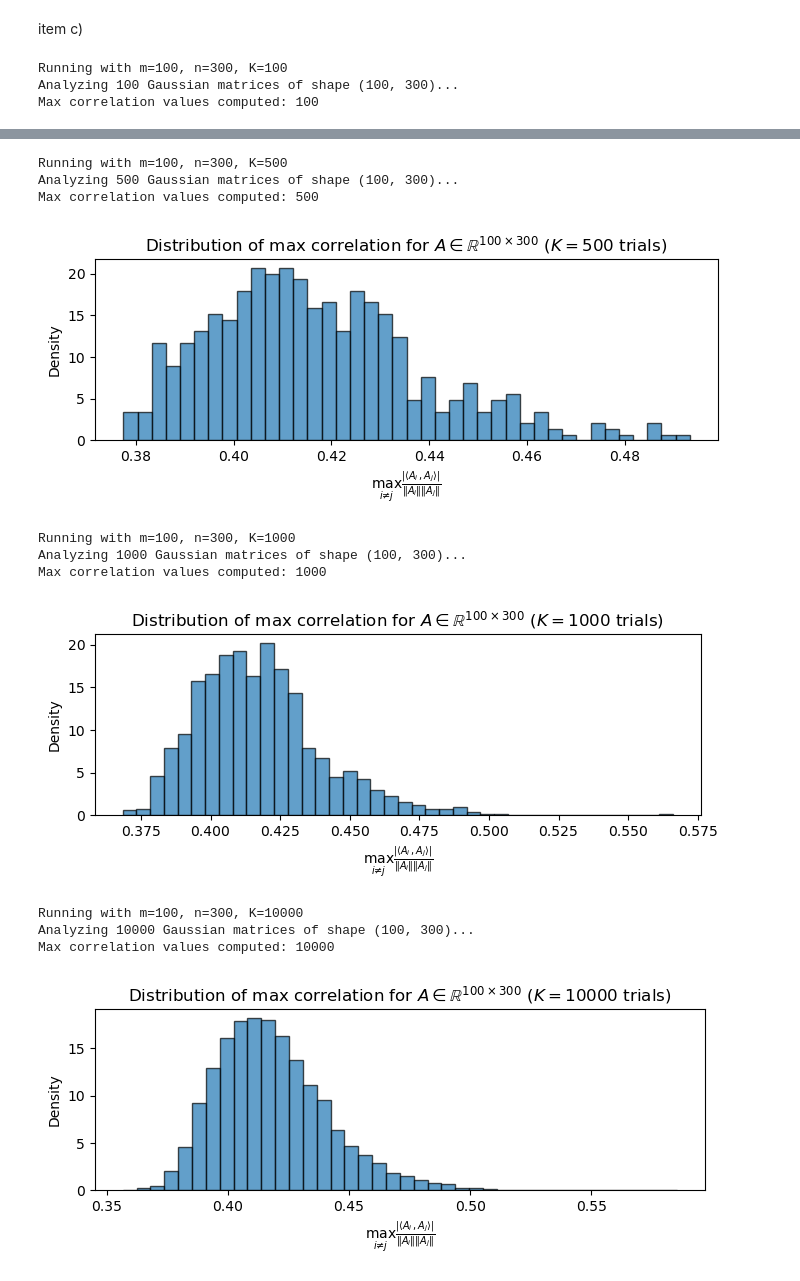
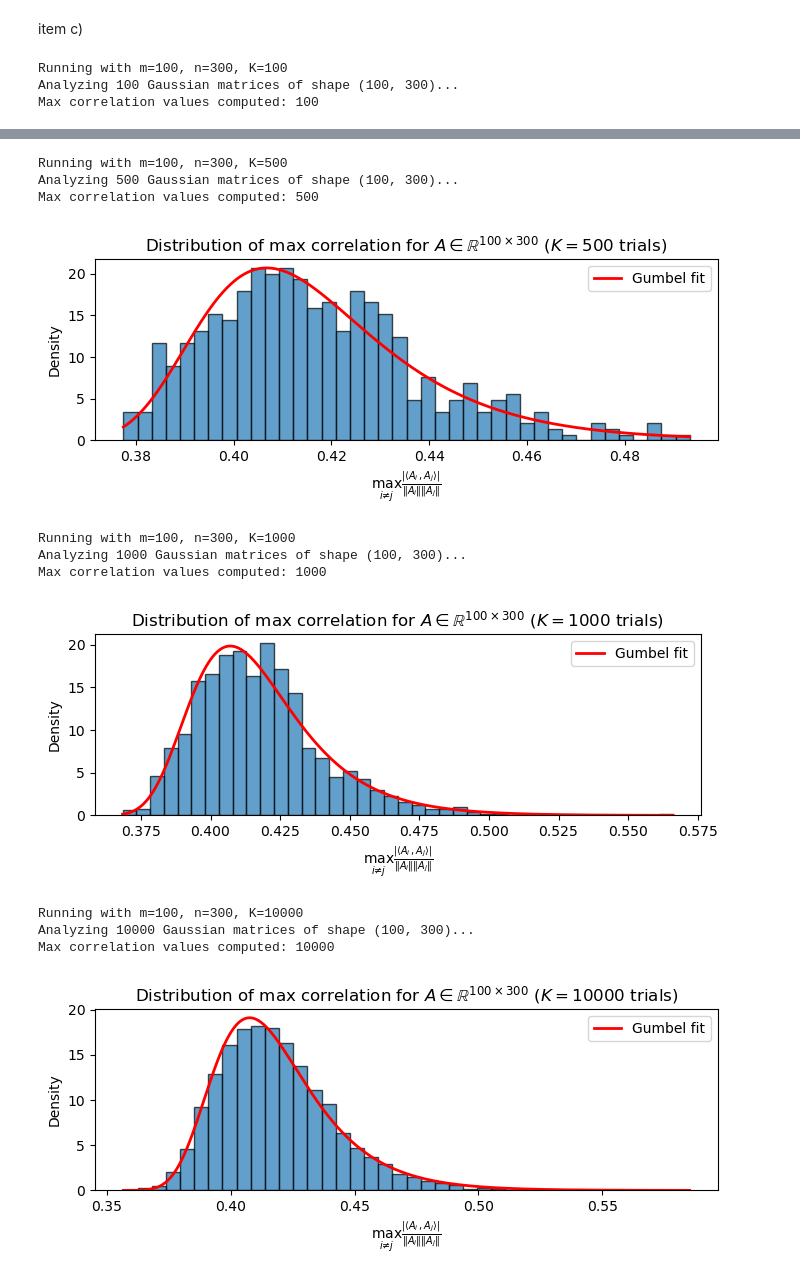
Before and after one commit to arthurabello/nla-assignment-4, a Jupyter notebook: src/assignment.ipynb, the cells around one changed output, grey strips where cells are left out. Drawn from its saved outputs; the diff is of its cells as text; code cells hidden in the pictures.

Commit message:
feat(jupyter|report): parallelized code + graphs with fit

```diff
--- a/src/assignment.ipynb
+++ b/src/assignment.ipynb
@@ -278,13 +282,22 @@ def plot_max_correlations(
 
     print(f"Max correlation values computed: {len(max_correlations)}")
 
+    # fit Gumbel distribution to the data
+    params = gumbel_r.fit(max_correlations)
+
+    # values for the fitted curve
+    x = np.linspace(min(max_correlations), max(max_correlations), 1000)
+    pdf = gumbel_r.pdf(x, *params)
+
     # Plotting the distribution of maximum correlations
     plt.figure(figsize=(7, 3))
     plt.hist(max_correlations, bins=bins, density=True, edgecolor="black", alpha=0.7)
+    plt.plot(x, pdf, color='red', lw=2, label="Gumbel fit")
     plt.title(f"Distribution of max correlation for $A \\in \\mathbb{{R}}^{{{m}\\times{n}}}$ ($K={K}$ trials)")
     plt.xlabel(r"$\max_{i \neq j} \frac{|\langle A_i, A_j \rangle|}{\|A_i\| \|A_j\|}$")
     plt.ylabel("Density")
     plt.tight_layout()
+    plt.legend()
     plt.savefig(f"../docs/images/max_corr_{K}.png", dpi=200)
     plt.show()
 
@@ -316,12 +329,12 @@ Max correlation values computed: 100
 Running with m=100, n=300, K=500
 Analyzing 500 Gaussian matrices of shape (100, 300)...
 Max correlation values computed: 500
-[figure, old version]
+[figure, new version]
 Running with m=100, n=300, K=1000
 Analyzing 1000 Gaussian matrices of shape (100, 300)...
 Max correlation values computed: 1000
-[figure, old version]
+[figure, new version]
 Running with m=100, n=300, K=10000
 Analyzing 10000 Gaussian matrices of shape (100, 300)...
 Max correlation values computed: 10000
-[figure, old version]
+[figure, new version]
```
Also changed, not shown: parts of 3 cells of this notebook, 7 other files.
